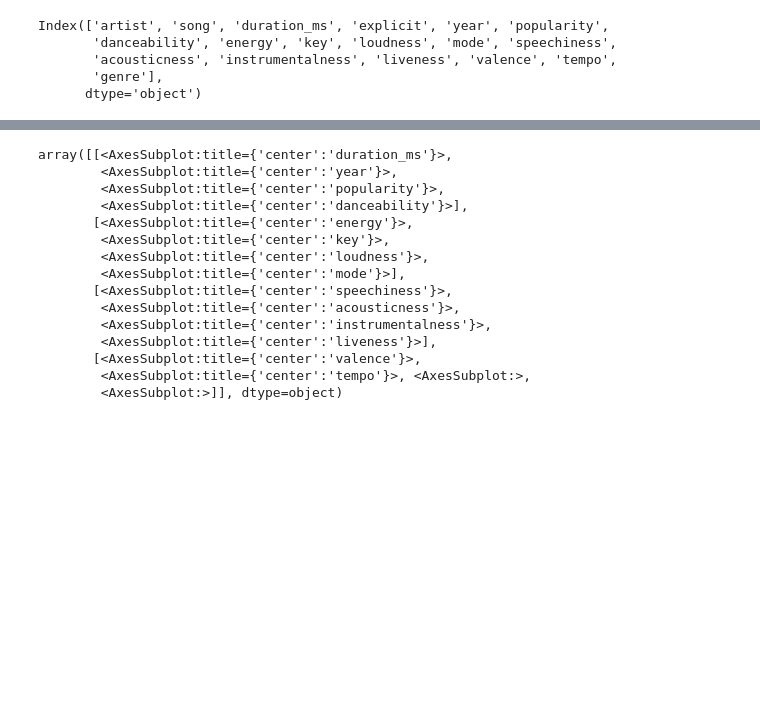
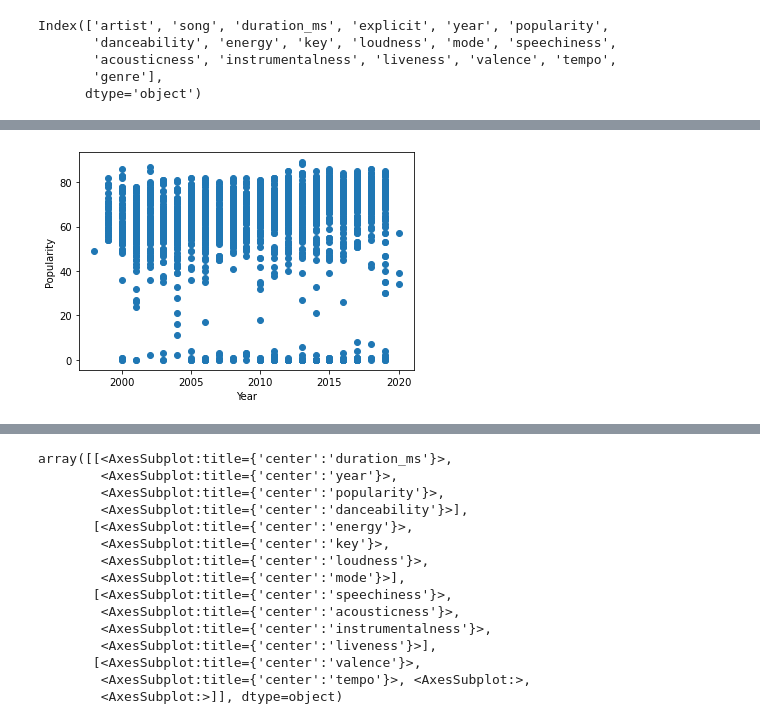
Before and after one commit to Pulpkoki/Mid-Term-Project, a Jupyter notebook: Music Popularity Prediction Model.ipynb, the cells around one changed output, grey strips where cells are left out. Cells and saved outputs as stored; diff of their text form; code cells hidden in the pictures; blank space fills up the shorter version.

```diff
--- a/Music Popularity Prediction Model.ipynb
+++ b/Music Popularity Prediction Model.ipynb
@@ -119,0 +121,7 @@ plt.show()
+# %%
+plt.scatter(x=df['year'], y=df['popularity'])
+plt.xlabel('Year')
+plt.ylabel('Popularity')
+plt.show()
+# %% [output]
+[figure, added]
```
Also changed, not shown: parts of 14 cells of this notebook.
